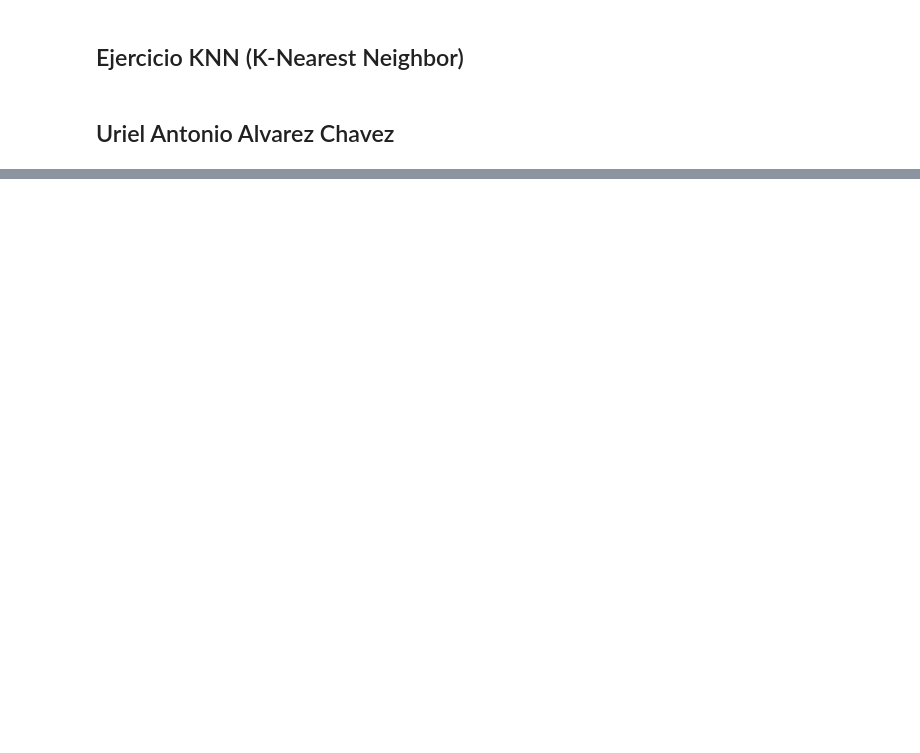
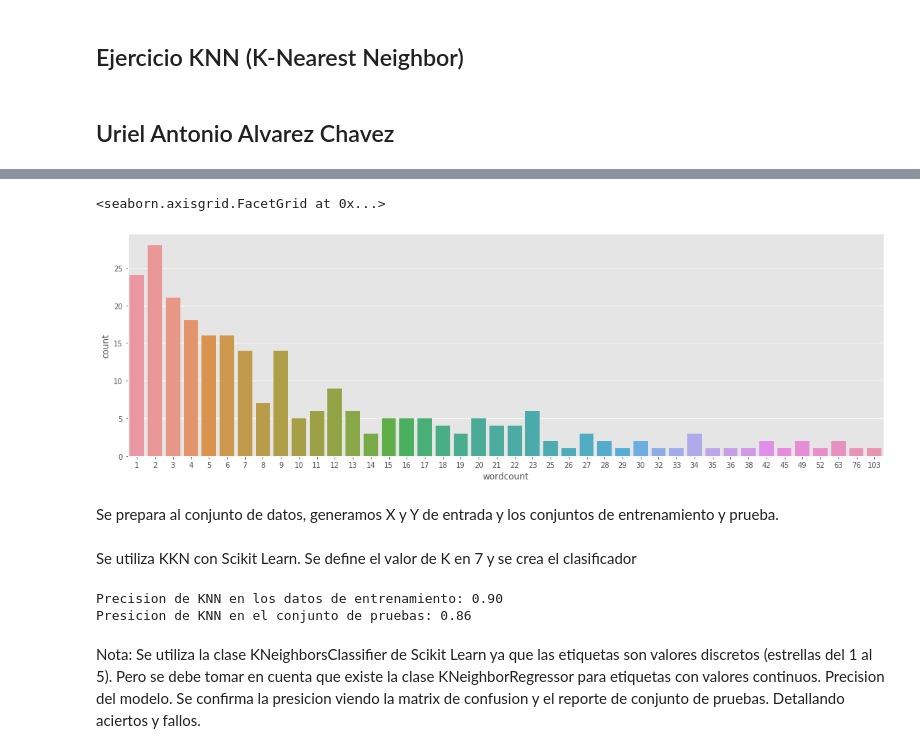
Before and after one commit to uriel3012/IA-CLASE-M5, a Jupyter notebook: KNN.ipynb, the cells around one changed output, grey strips where cells are left out. Cells and saved outputs as stored; diff of their text form; code cells hidden in the pictures; blank space fills up the shorter version.

```diff
--- a/KNN.ipynb
+++ b/KNN.ipynb
@@ -26,0 +73,8 @@ FileNotFoundError: [Errno 2] File reviews_sentiment.cvs does not exist: 'reviews
+# %%
+
+sb.factorplot('wordcount',data=dataframe,kind='count',aspect=3)
+# %% [output]
+<seaborn.axisgrid.FacetGrid at 0x...>
+[figure, added]
+# %% [markdown]
+Se prepara al conjunto de datos, generamos X y Y de entrada y los conjuntos de entrenamiento y prueba.
@@ -26,0 +89,16 @@ FileNotFoundError: [Errno 2] File reviews_sentiment.cvs does not exist: 'reviews
+# %% [markdown]
+Se utiliza KKN con Scikit Learn. Se define el valor de K en 7 y se crea el clasificador
+# %%
+n_neighbors = 7
+knn = KNeighborsClassifier(n_neighbors)
+knn.fit(x_train, y_train)
+print('Precision de KNN en los datos de entrenamiento: {:.2f}'
+     .format(knn.score(x_train,y_train)))
+print('Presicion de KNN en el conjunto de pruebas: {:.2f}'
+     .format(knn.score(x_test,y_test)))
+# %% [output]
+Precision de KNN en los datos de entrenamiento: 0.90
+Presicion de KNN en el conjunto de pruebas: 0.86
+# %% [markdown]
+Nota: Se utiliza la clase KNeighborsClassifier de Scikit Learn ya que las etiquetas son valores discretos (estrellas del 1 al 5). Pero se debe tomar en cuenta que existe la clase KNeighborRegressor para etiquetas con valores continuos.
+Precision del modelo. Se confirma la presicion viendo la matrix de confusion y el reporte de conjunto de pruebas. Detallando aciertos y fallos.
```
Also changed, not shown: parts of 15 cells of this notebook.
